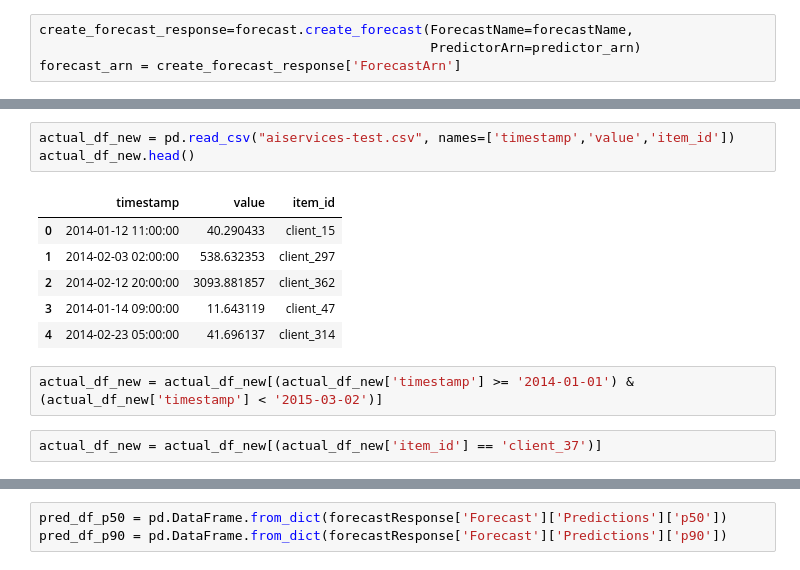
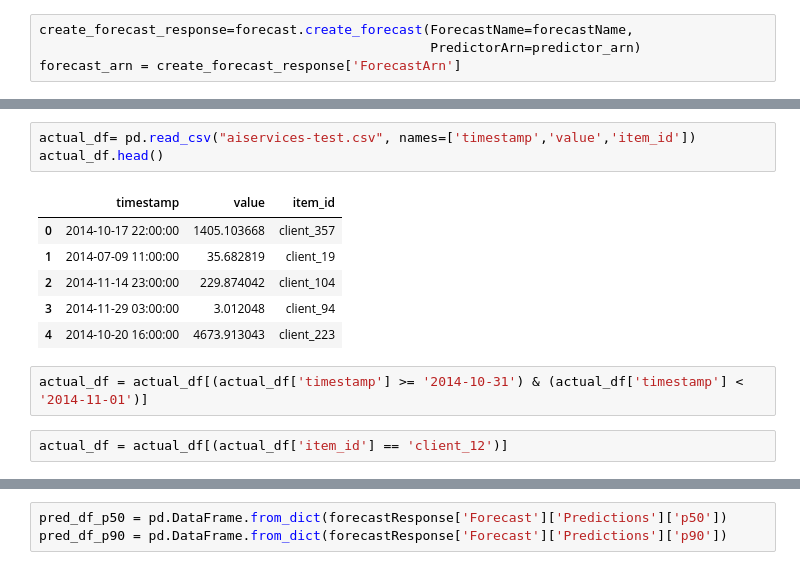
Before and after one commit to cloudmesh-community/sp20-516-255, a Jupyter notebook: Cloudmesh-OpenAPI/AWSForecast/AWSForecastDeepARPlus.ipynb, the cells around one changed output, grey strips where cells are left out. Saved outputs shown, nothing was run; the diff lists cells and outputs as text.

```diff
--- a/Cloudmesh-OpenAPI/AWSForecast/AWSForecastDeepARPlus.ipynb
+++ b/Cloudmesh-OpenAPI/AWSForecast/AWSForecastDeepARPlus.ipynb
@@ -360,17 +360,17 @@ arn:aws:forecast:us-east-1:514439120157:forecast/timeseries_1_deeparp_algo_forec
 # %%
-actual_df_new = pd.read_csv("aiservices-test.csv", names=['timestamp','value','item_id'])
-actual_df_new.head()
+actual_df= pd.read_csv("aiservices-test.csv", names=['timestamp','value','item_id'])
+actual_df.head()
 # %% [output]
 |  | timestamp | value | item_id |
-| 0 | 2014-01-12 11:00:00 | 40.290433 | client_15 |
-| 1 | 2014-02-03 02:00:00 | 538.632353 | client_297 |
-| 2 | 2014-02-12 20:00:00 | 3093.881857 | client_362 |
-| 3 | 2014-01-14 09:00:00 | 11.643119 | client_47 |
-| 4 | 2014-02-23 05:00:00 | 41.696137 | client_314 |
+| 0 | 2014-10-17 22:00:00 | 1405.103668 | client_357 |
+| 1 | 2014-07-09 11:00:00 | 35.682819 | client_19 |
+| 2 | 2014-11-14 23:00:00 | 229.874042 | client_104 |
+| 3 | 2014-11-29 03:00:00 | 3.012048 | client_94 |
+| 4 | 2014-10-20 16:00:00 | 4673.913043 | client_223 |
-# %%
-actual_df_new = actual_df_new[(actual_df_new['timestamp'] >= '2014-01-01') & (actual_df_new['timestamp'] < '2015-03-02')]
-# %%
-actual_df_new = actual_df_new[(actual_df_new['item_id'] == 'client_37')]
+# %%
+actual_df = actual_df[(actual_df['timestamp'] >= '2014-10-31') & (actual_df['timestamp'] < '2014-11-01')]
+# %%
+actual_df = actual_df[(actual_df['item_id'] == 'client_12')]
 # %%
 actual_df_new.head()
 # %% [output]
```
Also changed, not shown: parts of 26 cells of this notebook, 1 other file.
